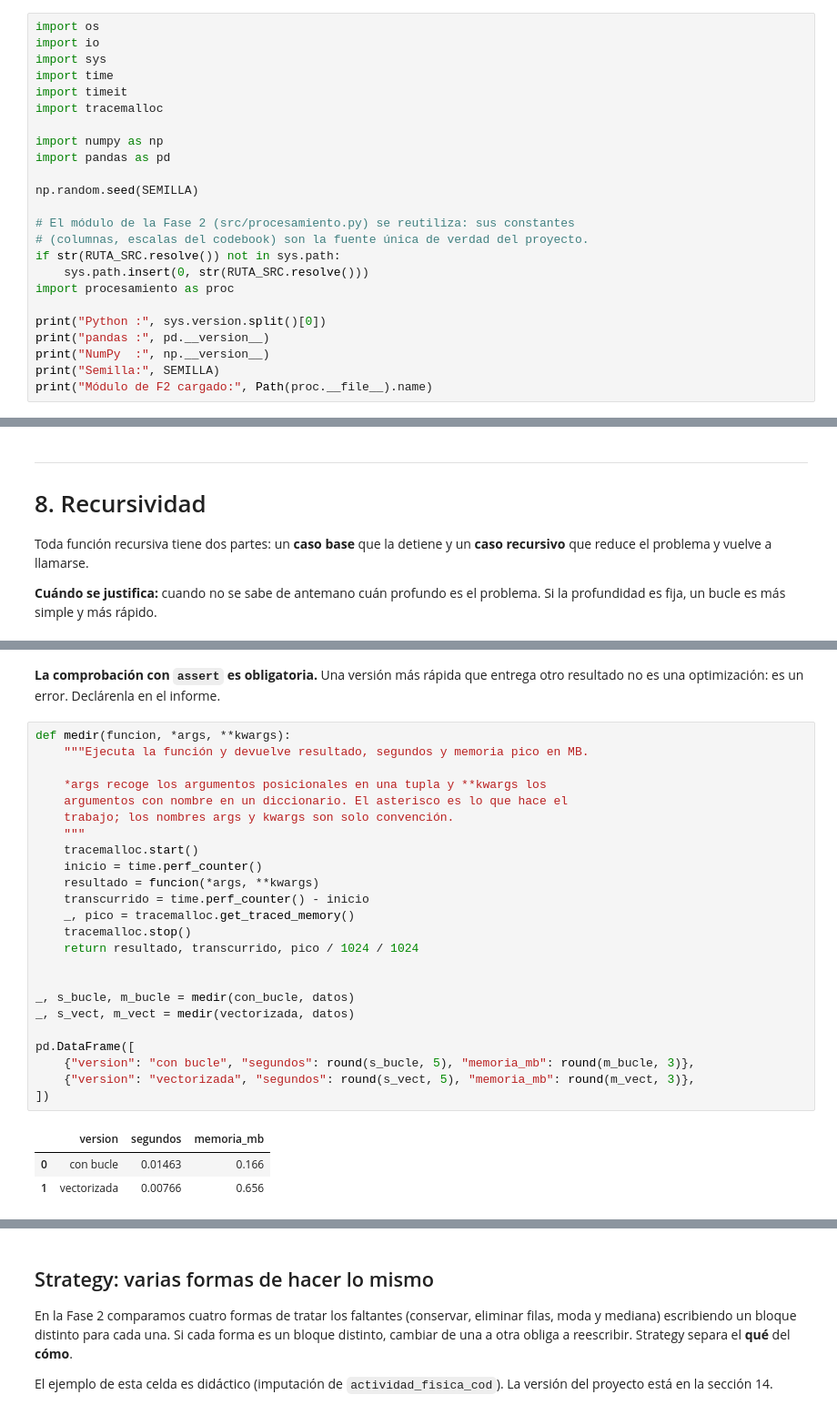
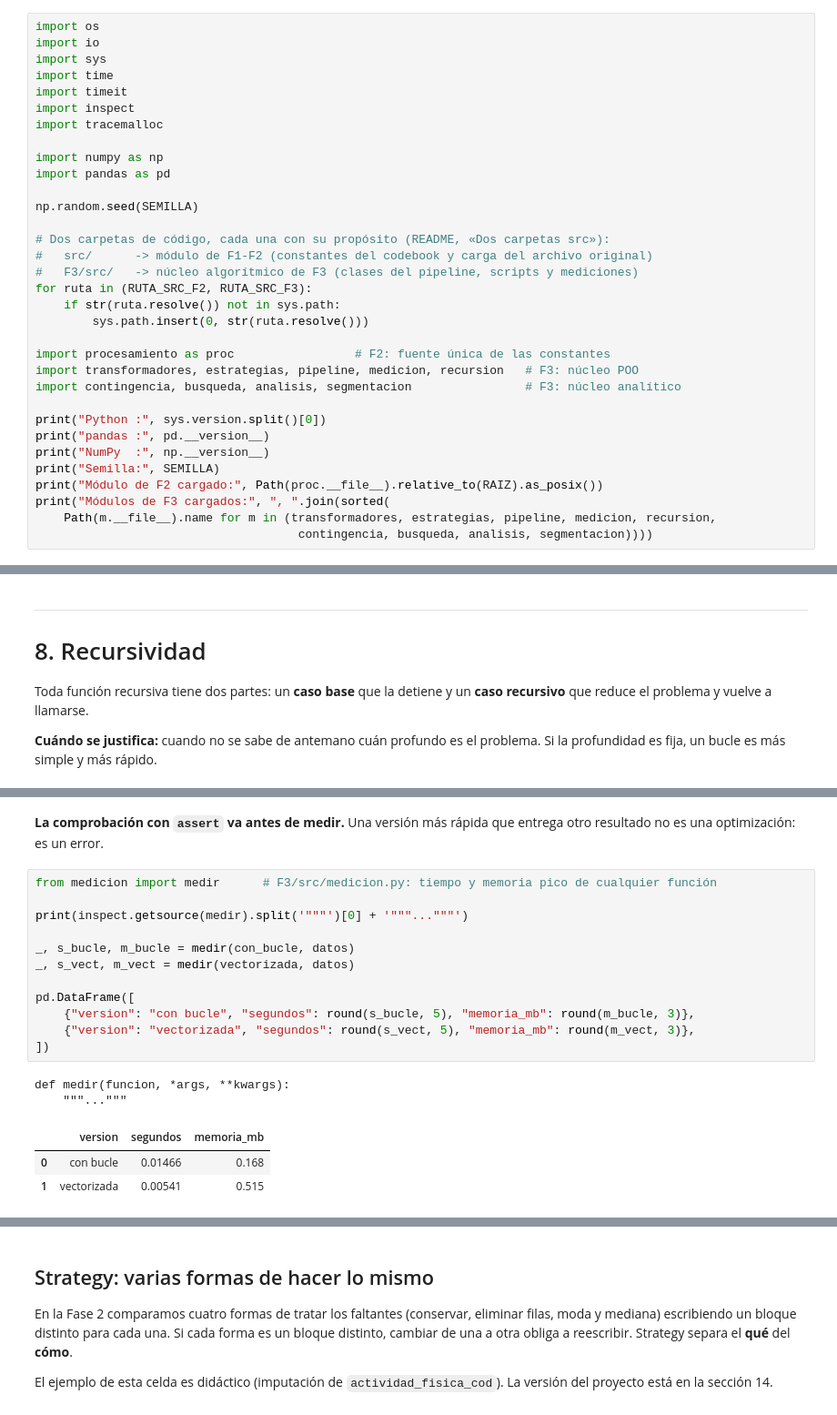
Before and after one commit to MatiasManriquezO/proyecto-grupo8-mcdi500, a Jupyter notebook: F3/notebooks/S2_F3_NucleoAlgoritmico_POO_Grupo8.ipynb, the cells around one changed output, grey strips where cells are left out. Shown at 91% size. Saved outputs shown, nothing was run; the diff lists cells and outputs as text.

```diff
--- a/F3/notebooks/S2_F3_NucleoAlgoritmico_POO_Grupo8.ipynb
+++ b/F3/notebooks/S2_F3_NucleoAlgoritmico_POO_Grupo8.ipynb
@@ -104,6 +125,7 @@ import io
 import sys
 import time
 import timeit
+import inspect
 import tracemalloc
 
 import numpy as np
@@ -111,15 +133,23 @@ import pandas as pd
 
 np.random.seed(SEMILLA)
 
-# El módulo de la Fase 2 (src/procesamiento.py) se reutiliza: sus constantes
-# (columnas, escalas del codebook) son la fuente única de verdad del proyecto.
-if str(RUTA_SRC.resolve()) not in sys.path:
-    sys.path.insert(0, str(RUTA_SRC.resolve()))
-import procesamiento as proc
+# Dos carpetas de código, cada una con su propósito (README, «Dos carpetas src»):
+#   src/      -> módulo de F1-F2 (constantes del codebook y carga del archivo original)
+#   F3/src/   -> núcleo algorítmico de F3 (clases del pipeline, scripts y mediciones)
+for ruta in (RUTA_SRC_F2, RUTA_SRC_F3):
+    if str(ruta.resolve()) not in sys.path:
+        sys.path.insert(0, str(ruta.resolve()))
+
+import procesamiento as proc                 # F2: fuente única de las constantes
+import transformadores, estrategias, pipeline, medicion, recursion   # F3: núcleo POO
+import contingencia, busqueda, analisis, segmentacion                # F3: núcleo analítico
 
 print("Python :", sys.version.split()[0])
 print("pandas :", pd.__version__)
 print("NumPy  :", np.__version__)
 print("Semilla:", SEMILLA)
-print("Módulo de F2 cargado:", Path(proc.__file__).name)
+print("Módulo de F2 cargado:", Path(proc.__file__).relative_to(RAIZ).as_posix())
+print("Módulos de F3 cargados:", ", ".join(sorted(
+    Path(m.__file__).name for m in (transformadores, estrategias, pipeline, medicion, recursion,
+                                     contingencia, busqueda, analisis, segmentacion))))
 # %% [output]
@@ -1110,31 +1058,21 @@ La vectorizada es 3.9 veces más rápida
 # %% [markdown]
-**La comprobación con `assert` es obligatoria.** Una versión más rápida que entrega otro
-resultado no es una optimización: es un error. Decláren­la en el informe.
+**La comprobación con `assert` va antes de medir.** Una versión más rápida que entrega otro
+resultado no es una optimización: es un error.
 # %%
-def medir(funcion, *args, **kwargs):
-    """Ejecuta la función y devuelve resultado, segundos y memoria pico en MB.
+from medicion import medir      # F3/src/medicion.py: tiempo y memoria pico de cualquier función
 
-    *args recoge los argumentos posicionales en una tupla y **kwargs los
-    argumentos con nombre en un diccionario. El asterisco es lo que hace el
-    trabajo; los nombres args y kwargs son solo convención.
-    """
-    tracemalloc.start()
-    inicio = time.perf_counter()
-    resultado = funcion(*args, **kwargs)
-    transcurrido = time.perf_counter() - inicio
-    _, pico = tracemalloc.get_traced_memory()
-    tracemalloc.stop()
-    return resultado, transcurrido, pico / 1024 / 1024
-
+print(inspect.getsource(medir).split('"""')[0] + '"""..."""')
 
 _, s_bucle, m_bucle = medir(con_bucle, datos)
 _, s_vect, m_vect = medir(vectorizada, datos)
 
 pd.DataFrame([
     {"version": "con bucle", "segundos": round(s_bucle, 5), "memoria_mb": round(m_bucle, 3)},
     {"version": "vectorizada", "segundos": round(s_vect, 5), "memoria_mb": round(m_vect, 3)},
 ])
 # %% [output]
+def medir(funcion, *args, **kwargs):
+    """..."""
 |  | version | segundos | memoria_mb |
-| 0 | con bucle | 0.01463 | 0.166 |
-| 1 | vectorizada | 0.00766 | 0.656 |
+| 0 | con bucle | 0.01466 | 0.168 |
+| 1 | vectorizada | 0.00541 | 0.515 |
```
Also changed, not shown: parts of 74 cells of this notebook.
